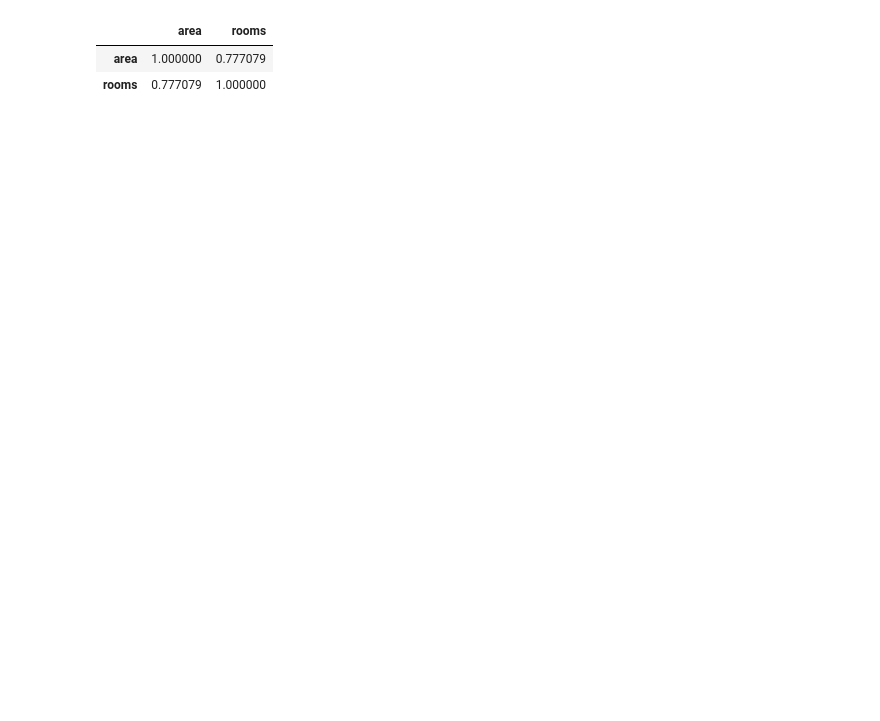
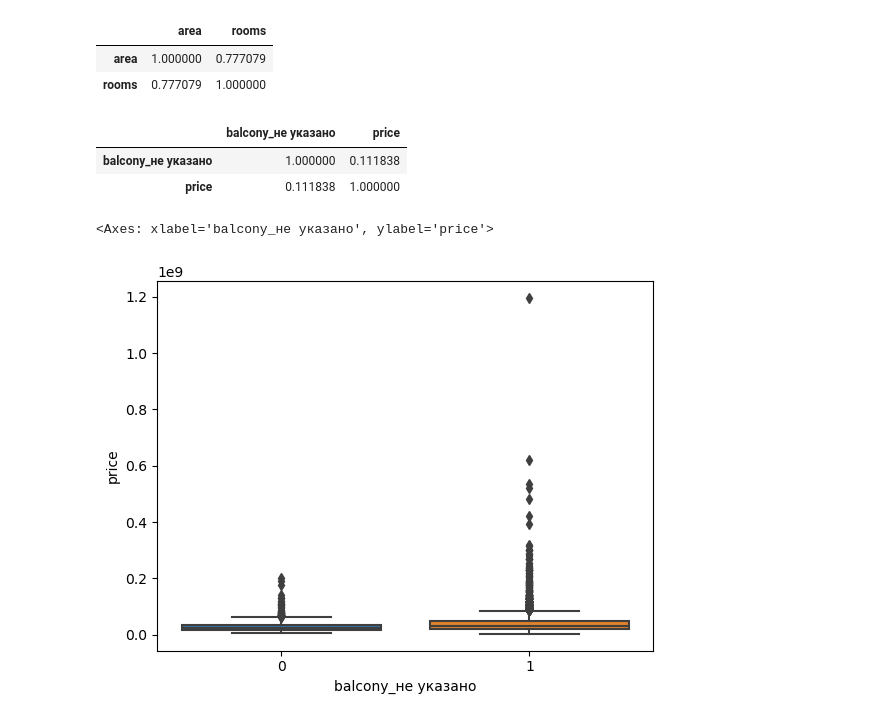
Before and after one commit to SultanMukashev/AILabEngineers, a Jupyter notebook: task3/notebooks/eda.ipynb, the cells around one changed output. Saved outputs shown, nothing was run; the diff lists cells and outputs as text; code cells hidden in the pictures; blank space fills up the shorter version.

```diff
--- a/task3/notebooks/eda.ipynb
+++ b/task3/notebooks/eda.ipynb
@@ -534,3 +558,17 @@ df[['area', 'rooms']].corr()
 |  | area | rooms |
 | area | 1.000000 | 0.777079 |
 | rooms | 0.777079 | 1.000000 |
+# %%
+df['balcony_не указано'].replace({True: 1, False: 0}, inplace=True)
+# %%
+df[['balcony_не указано', 'price']].corr()
+# %% [output]
+|  | balcony_не указано | price |
+| balcony_не указано | 1.000000 | 0.111838 |
+| price | 0.111838 | 1.000000 |
+# %%
+import seaborn as sns
+sns.boxplot(x='balcony_не указано', y='price', data=df)
+# %% [output]
+<Axes: xlabel='balcony_не указано', ylabel='price'>
+[figure, added]
```
Also changed, not shown: parts of 21 cells of this notebook, 4 other files.
